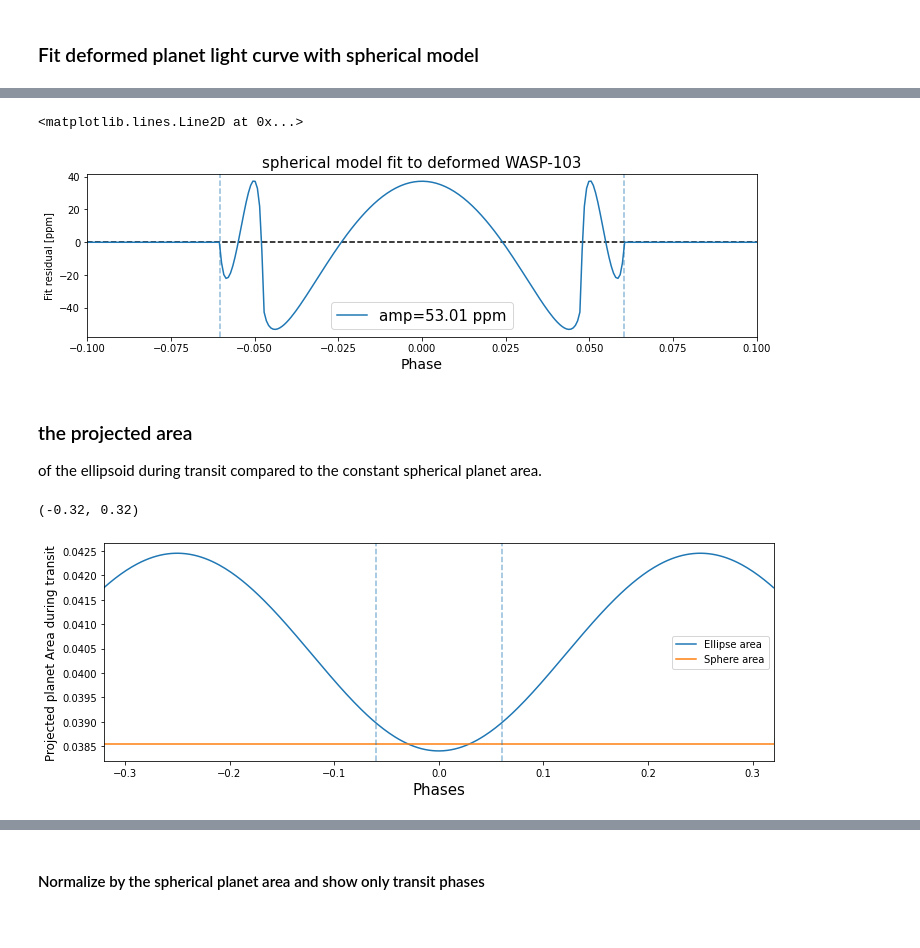
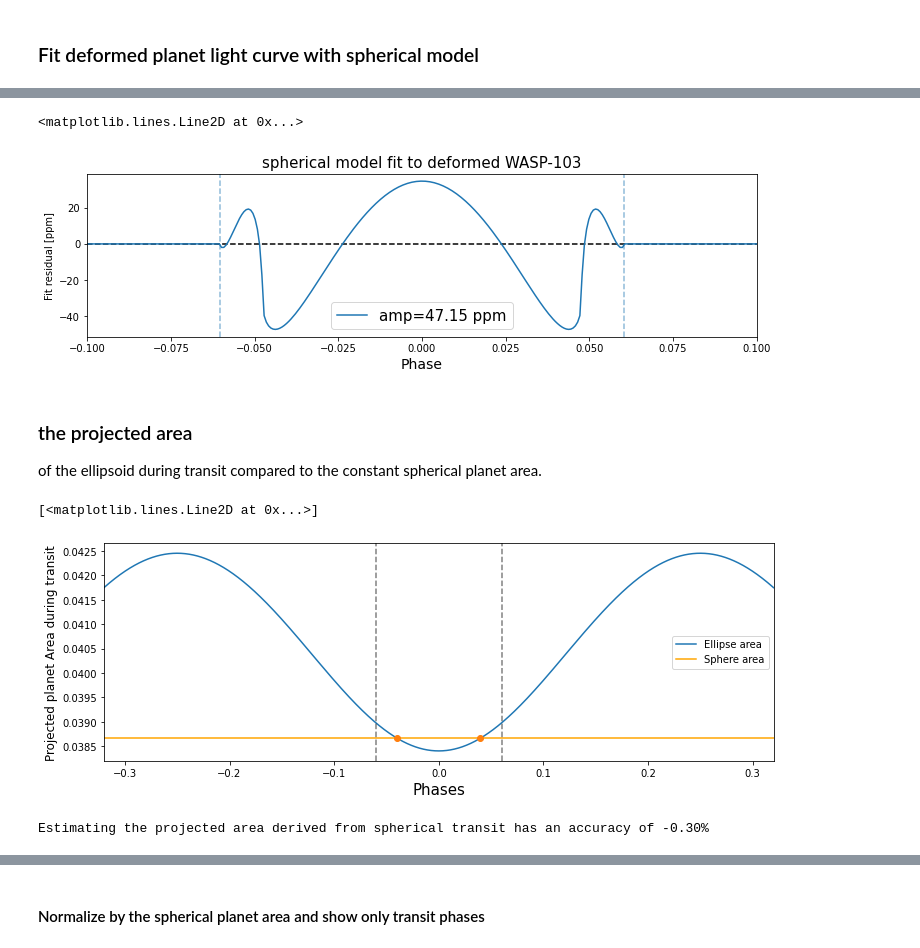
Before and after one commit to tundeakins/ellc, a Jupyter notebook: ellc_love_example.ipynb, the cells around one changed output, grey strips where cells are left out. Drawn from its saved outputs; the diff is of its cells as text; code cells hidden in the pictures.

```diff
--- a/ellc_love_example.ipynb
+++ b/ellc_love_example.ipynb
@@ -37,7 +39,7 @@ phases=np.linspace(-0.1,0.1,300)                   #transit phases to calculate
 params = batman.TransitParams()
 params.t0 = t0                      #time of inferior conjunction
 params.per = 1.                     #orbital period
-params.rp = Rp                     #planet radius (in units of stellar radii)
+params.rp = Rv                     #planet radius (in units of stellar radii)
 params.a = aR                      #semi-major axis (in units of stellar radii)
 params.inc = inc                    #orbital inclination (in degrees)
 params.ecc = 0                    #eccentricity
@@ -128,10 +143,10 @@ def model(params,t,pl_shape="sphere",data=None):
 #simulate deformed wasp_103
 phase=np.linspace(-0.0863, 0.0863, 230)
 b=impact_parameter(inc,aR)
-params = [aR, Rp, b]#,  q1,q2]
+params = [aR, Rv, b, u1, u2]
 
-flux_def = model(params,phases,"love")     #simulate deformed
-flux_spr = model(params,phases,"sphere")   #use same parameters to simulate spherical
+flux_def = model(params,phases,"love", transform=False)     #simulate deformed
+flux_spr = model(params,phases,"sphere", transform=False)   #use same parameters to simulate spherical
 plt.plot(phases,1e6*(flux_def-flux_spr))
 plt.ylabel("ellipsoidal - spherical [ppm]")
 plt.xlabel("Phase");
@@ -155,3 +188,13 @@ print(result.x)
+# %%
+#transit width of ellipsoidal planet and spherical planet fit
+aR_sphr, Rp_sphr, b_sphr= result.x                          #, u1_sphr, u2_sphr
+inc_sphr =pt.convert_param.inclination(b_sphr, aR_sphr)
+
+W_sphr14 = pt.calculate_param.transit_duration(P,Rp_sphr,aR_sphr,inc=inc_sphr)/(P*24)
+W_sphr23 = pt.calculate_param.transit_duration(P,Rp_sphr,aR_sphr,inc=inc_sphr, total=False)/(P*24)
+
+W_ellps14 = pt.calculate_param.transit_duration(P,Rv,aR,inc=inc)/(P*24)
+W_ellps23 = pt.calculate_param.transit_duration(P,Rv,aR,inc=inc, total=False)/(P*24)
 # %%
 spr_fit = model(result.x,phases,"sphere")
 plt.figure(figsize=(12,3))
@@ -163,15 +206,15 @@ plt.autoscale(enable=True, axis='x', tight=True)
 plt.legend(fontsize=15)
 plt.xlabel("Phase", fontsize=14)
 plt.ylabel("Fit residual [ppm]");
-plt.axvline(-W/2, ls="dashed", alpha=0.5)
-plt.axvline(W/2, ls="dashed", alpha=0.5)
+plt.axvline(-W_ellps14/2, ls="dashed", alpha=0.5)
+plt.axvline(W_ellps14/2, ls="dashed", alpha=0.5)
 # %% [output]
 <matplotlib.lines.Line2D at 0x...>
-[figure, old version]
+[figure, new version]
 # %% [markdown]
 ### the projected area
 of the ellipsoid during transit compared to the constant spherical planet area.
 # %%
-area_sphere = np.pi * result.x[1]**2
-plot_phases = np.linspace(-0.32,0.32,360)
-ellps_area, _ = ellc.projected_ellipse_area(plot_phases, Rp, aR, 1.5, qmass, inc)
+area_sphere = np.pi * Rp_sphr**2
+plot_phases = np.linspace(-0.32,0.32,10000)
+ellps_area, abc = ellc.projected_ellipse_area(plot_phases, Rv, aR, 1.5, qmass, inc)
@@ -180,14 +221,25 @@ W = pt.calculate_param.transit_duration(P,Rp,aR,inc=inc)/(P*24)
 # %%
 
 plt.figure(figsize=(12,4))
 plt.plot(plot_phases,ellps_area,label="Ellipse area")
-plt.plot(plot_phases,area_sphere*np.ones_like(plot_phases),label="Sphere area")
+plt.axhline(area_sphere,label="Sphere area", c="orange")
+
+
+
 plt.ylabel("Projected planet Area during transit", fontsize=12)
 plt.xlabel("Phases", fontsize=15)
 plt.legend()
-plt.axvline(-W/2, ls="dashed", alpha=0.5)
-plt.axvline(W/2, ls="dashed", alpha=0.5)
+plt.axvline(-W_ellps14/2, ls="dashed", alpha=0.5, c="k")
+#plt.axvline(-W_ellps23/2, ls="dashed", alpha=0.5, c="b")
+
+plt.axvline(W_ellps14/2, ls="dashed", alpha=0.5, c="k")
+#plt.axvline(W_ellps23/2, ls="dashed", alpha=0.5, c="b")
+
 plt.xlim([min(plot_phases),max(plot_phases)])
+
+#find the two intersection phases  of ellipsoidal area and spherical area curves
+intersect_pts = np.argwhere(np.isclose(ellps_area,area_sphere,atol=1e-7)).reshape(-1)
+plt.plot(plot_phases[intersect_pts], ellps_area[intersect_pts],"o")
 # %% [output]
-(-0.32, 0.32)
+[<matplotlib.lines.Line2D at 0x...>]
-[figure, old version]
+[figure, new version]
@@ -193,0 +248,5 @@ plt.xlim([min(plot_phases),max(plot_phases)])
+# %%
+acc = (1- ellc.projected_ellipse_area(-W_ellps/2, Rv, aR, 1.5, qmass, inc)[0]/area_sphere)*100
+print(f"Estimating the projected area derived from spherical transit has an accuracy of {acc:.2f}%")
+# %% [output]
+Estimating the projected area derived from spherical transit has an accuracy of -0.30%
```
Also changed, not shown: parts of 13 cells of this notebook, 1 other file.
